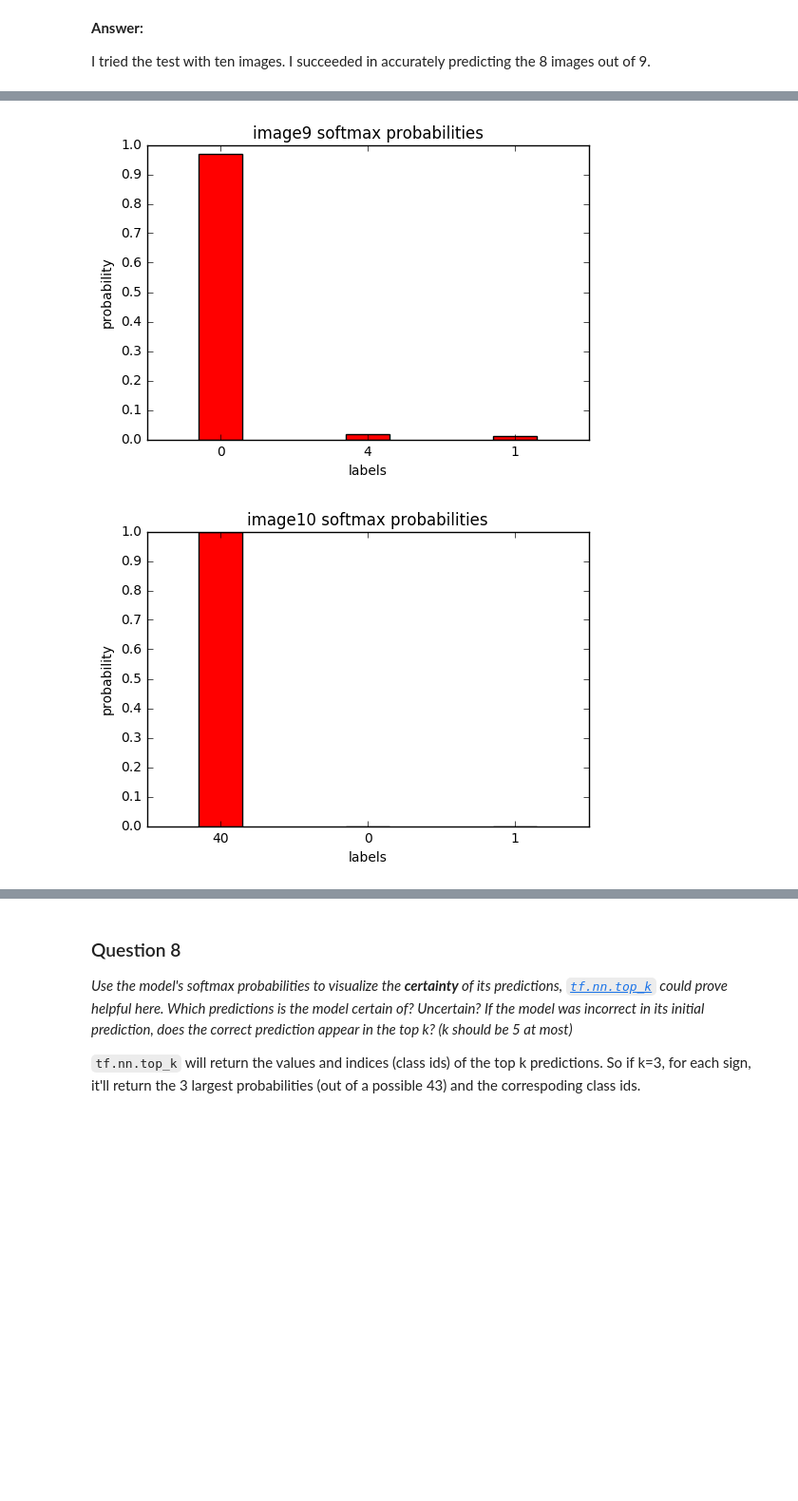
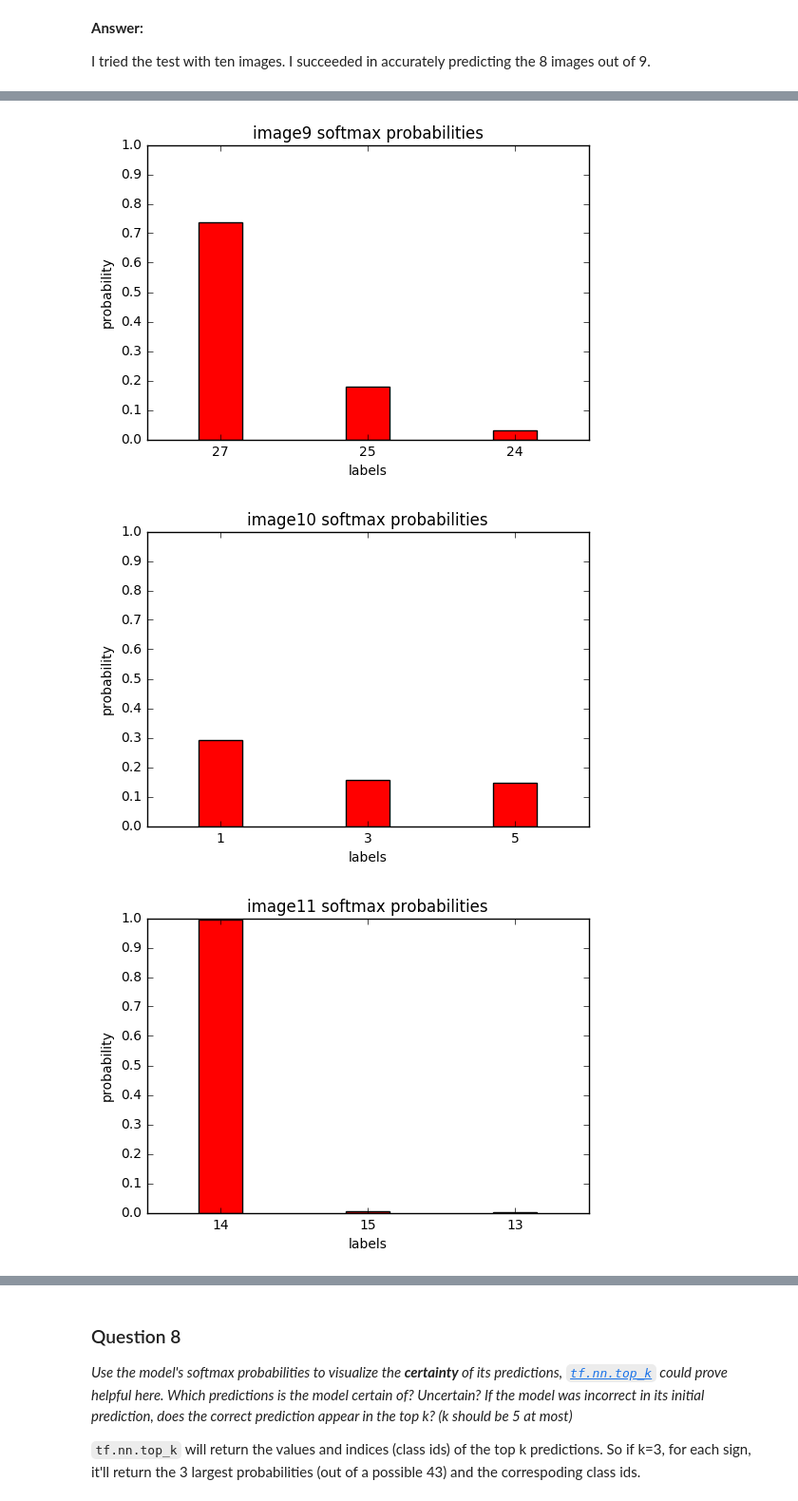
Before and after one commit to dankiman/CarND-Traffic-Sign-Classifier-Project-1, a Jupyter notebook: Traffic_Sign_Classifier.ipynb, the cells around one changed output, grey strips where cells are left out. Shown at 95% size. Drawn from its saved outputs; the diff is of its cells as text; code cells hidden in the pictures; blank space fills up the shorter version.

```diff
--- a/Traffic_Sign_Classifier.ipynb
+++ b/Traffic_Sign_Classifier.ipynb
@@ -560,17 +542,15 @@ Use the code cell (or multiple code cells, if necessary) to implement the first
 import os, fnmatch
 import matplotlib.image as img
 
-images = []
-for image in fnmatch.filter(os.listdir('./new_images'), '*.png'):
-    images.append(img.imread('./new_images/'+image, cv2.CV_8UC1))
+new_images = np.empty(shape=(0, 32, 32, 3), dtype=np.uint8)
+for image in fnmatch.filter(os.listdir('./new_images'), '*.ppm'):
+    new_images = np.concatenate((new_images, [rgb_clahe(cv2.resize(img.imread('./new_images/'+image), (32,32)))]))
 
-plt.figure(figsize=(8, 8))
-for i in range(len(images)):
-    plt.subplot(5, 5, i+1)
+plt.figure(figsize=(16, 16))
+for i in range(len(new_images)):
+    plt.subplot(8, 8, i+1)
     plt.axis('off')
-    plt.imshow(images[i])
+    plt.imshow(new_images[i])
 
-new_images = np.array([rgb_clahe(img) for img in images], dtype=np.float32)
-
-new_labels = np.array([17, 22, 13, 14, 25, 24, 15, 35, 4, 40])
+new_labels = np.array([22, 17, 40, 15, 9, 13, 12, 35, 25, 2, 14, 24])
 # %% [output]
@@ -586,11 +566,15 @@ I think that the 5th and 9th images above would be difficult to classify. The fo
 # %%
 ### Run the predictions here.
 ### Feel free to use as many code cells as needed.
+saver = tf.train.Saver()
 with tf.Session() as sess:
     saver.restore(sess, 'models/model.ckpt')
-    loss, accuracy = evaluate(new_images, new_labels)
-    print("Loss     = {:.3f}".format(loss))
-    print("Accuracy = {:.3f}".format(accuracy))
-    result = sess.run(correct_prediction, feed_dict={x: new_images, y: new_labels, keep_prob: 1.})
-    print(result)
+    predictions = sess.run(correct_prediction, feed_dict={x: new_images, y: new_labels, keep_prob: 1.})
+
+    plt.figure(figsize=(16, 16))
+    for i in range(len(new_images)):
+        plt.subplot(8, 8, i+1)
+        plt.axis('off')
+        plt.title('correct: {}'.format(predictions[i]))
+        plt.imshow(new_images[i])
 # %% [output]
@@ -610,6 +592,7 @@ I tried the test with ten images. I succeeded in accurately predicting the 8 ima
 # %%
 ### Visualize the softmax probabilities here.
 ### Feel free to use as many code cells as needed.
+saver = tf.train.Saver()
 with tf.Session() as sess:
     saver.restore(sess, 'models/model.ckpt')
     probabilities = sess.run(tf.nn.top_k(tf.nn.softmax(logits), k=3), feed_dict={x: new_images, keep_prob: 1.})
@@ -636,2 +619,3 @@ with tf.Session() as sess:
-[figure, old version]
+[figure, new version]
-[figure, old version]
+[figure, new version]
+[figure, added]
```
Also changed, not shown: parts of 8 cells of this notebook, 5 other files.
